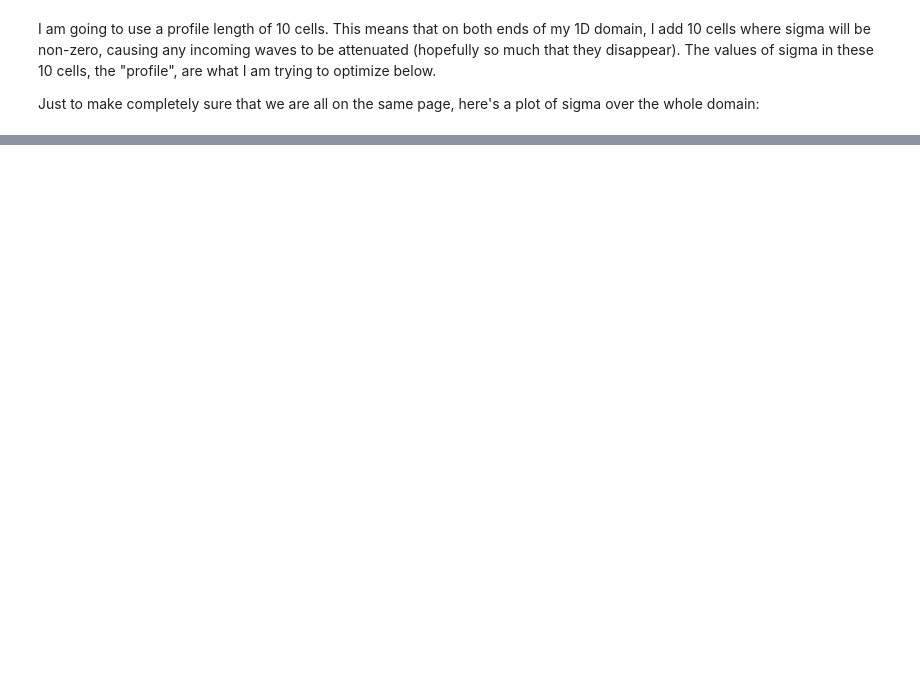
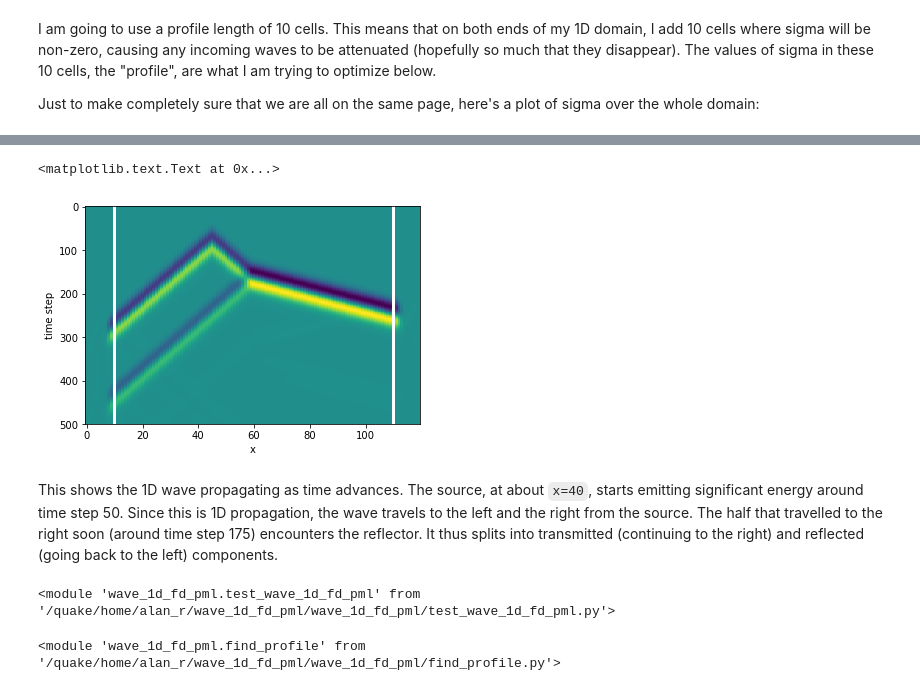
Before and after one commit to ar4/wave_1d_fd_pml, a Jupyter notebook: notebooks/wave_1d_fd_pml3.ipynb, the cells around one changed output, grey strips where cells are left out. Drawn from its saved outputs; the diff is of its cells as text; code cells hidden in the pictures; blank space fills up the shorter version.

```diff
--- a/notebooks/wave_1d_fd_pml3.ipynb
+++ b/notebooks/wave_1d_fd_pml3.ipynb
@@ -146,0 +106,8 @@ NameError: name 'profile_linear2' is not defined
+# %%
+profile = lambda x: x[0] + x[1] * np.cos(np.linspace(x[2], x[2] + x[3], profile_len))
+bounds = ((0, 5000), (-500, 0), (0, np.pi/2), (0, np.pi/2))
+x_cosine1, _, _ = find_profile.find_profile(profile, bounds, optimizer='brute', pml_version=1, vs=vs, maxiter=maxiter)
+x_cosine1, profile_cosine1, cost_cosine1 = find_profile.find_profile(profile, bounds, optimizer='hygsa', init=x_cosine1, pml_version=1, vs=vs, maxiter=maxiter)
+
+x_cosine2, _, _ = find_profile.find_profile(profile, bounds, optimizer='brute', pml_version=2, vs=vs, maxiter=maxiter)
+x_cosine2, profile_cosine2, cost_cosine2 = find_profile.find_profile(profile, bounds, optimizer='hygsa', init=x_cosine2, pml_version=2, vs=vs, maxiter=maxiter)
@@ -146,0 +217,15 @@ NameError: name 'profile_linear2' is not defined
+# %%
+profile = profile_freeform2
+prop = propagators.Pml2
+model = test_wave_1d_fd_pml.model_one(500, v0=1500, v1=5000, freq=25)
+v = prop(model['model'], model['dx'], model['dt'], len(profile), profile=profile)
+y = v.steps(model['nsteps'], model['sources'], model['sx'])
+y[:, v.total_pad] = y[:, -v.total_pad] = np.nan
+plt.imshow(y[:,8:-8], aspect='auto')
+plt.xlabel('x')
+plt.ylabel('time step')
+# %% [output]
+<matplotlib.text.Text at 0x...>
+[figure, added]
+# %% [markdown]
+This shows the 1D wave propagating as time advances. The source, at about `x=40`, starts emitting significant energy around time step 50. Since this is 1D propagation, the wave travels to the left and the right from the source. The half that travelled to the right soon (around time step 175) encounters the reflector. It thus splits into transmitted (continuing to the right) and reflected (going back to the left) components.
@@ -146,0 +234,8 @@ NameError: name 'profile_linear2' is not defined
+# %%
+importlib.reload(test_wave_1d_fd_pml)
+# %% [output]
+<module 'wave_1d_fd_pml.test_wave_1d_fd_pml' from '/quake/home/alan_r/wave_1d_fd_pml/wave_1d_fd_pml/test_wave_1d_fd_pml.py'>
+# %%
+importlib.reload(find_profile)
+# %% [output]
+<module 'wave_1d_fd_pml.find_profile' from '/quake/home/alan_r/wave_1d_fd_pml/wave_1d_fd_pml/find_profile.py'>
```
Also changed, not shown: parts of 41 cells of this notebook, 2 other files.
